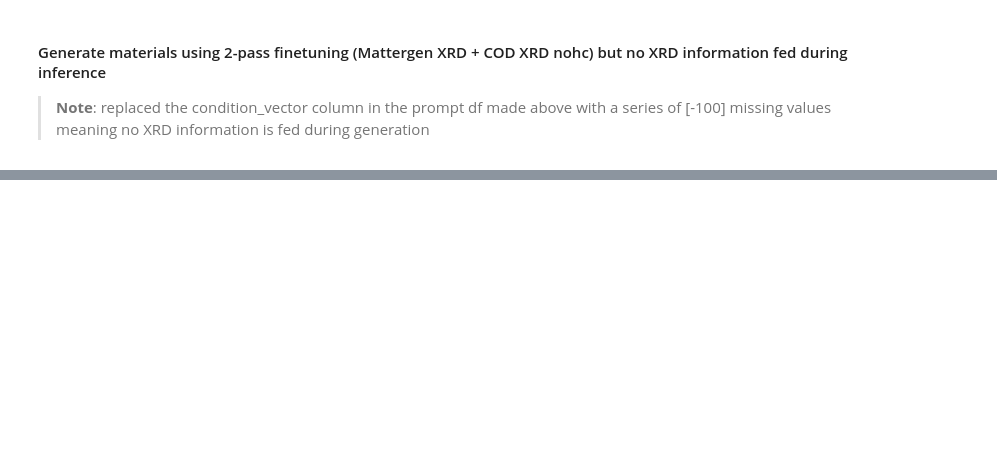
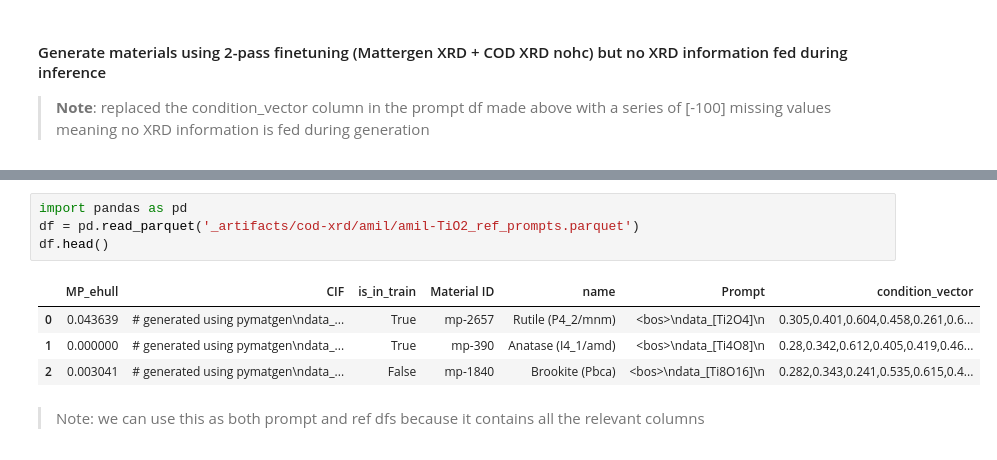
Before and after one commit to C-Bone-UCL/CrystaLLM-pi, a Jupyter notebook: notebooks/X_XRD_COD.ipynb, the cells around one changed output, grey strips where cells are left out. Cells and saved outputs as stored; diff of their text form; blank space fills up the shorter version.

```diff
--- a/notebooks/X_XRD_COD.ipynb
+++ b/notebooks/X_XRD_COD.ipynb
@@ -192,0 +372,11 @@ Volume R^2: 0.9648
+# %%
+import pandas as pd
+df = pd.read_parquet('_artifacts/cod-xrd/amil/amil-TiO2_ref_prompts.parquet')
+df.head()
+# %% [output]
+|  | MP_ehull | CIF | is_in_train | Material ID | name | Prompt | condition_vector |
+| 0 | 0.043639 | # generated using pymatgen\ndata_... | True | mp-2657 | Rutile (P4_2/mnm) | <bos>\ndata_[Ti2O4]\n | 0.305,0.401,0.604,0.458,0.261,0.6... |
+| 1 | 0.000000 | # generated using pymatgen\ndata_... | True | mp-390 | Anatase (I4_1/amd) | <bos>\ndata_[Ti4O8]\n | 0.28,0.342,0.612,0.405,0.419,0.46... |
+| 2 | 0.003041 | # generated using pymatgen\ndata_... | False | mp-1840 | Brookite (Pbca) | <bos>\ndata_[Ti8O16]\n | 0.282,0.343,0.241,0.535,0.615,0.4... |
+# %% [markdown]
+> Note: we can use this as both prompt and ref dfs because it contains all the relevant columns
```
Also changed, not shown: parts of 44 cells of this notebook, 30 other files.
